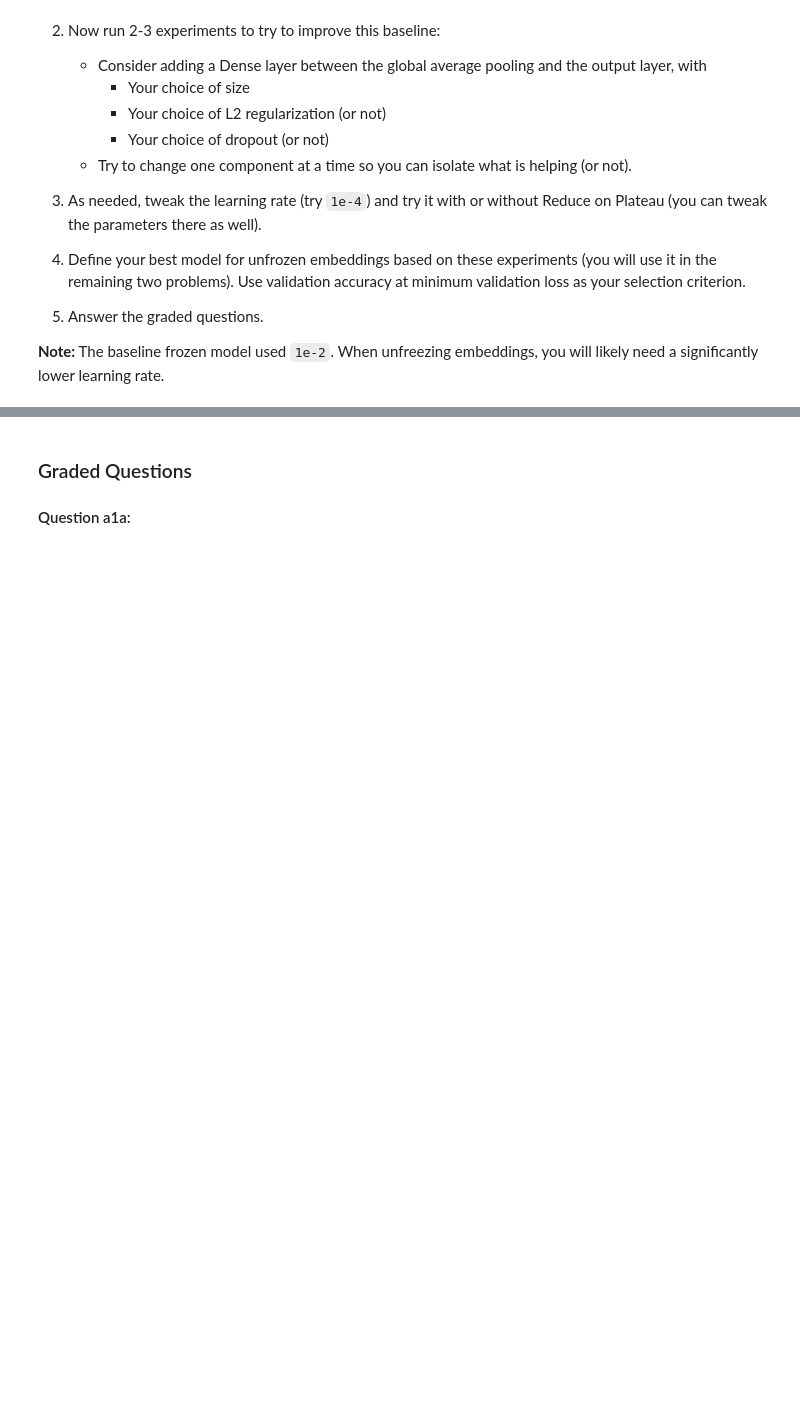
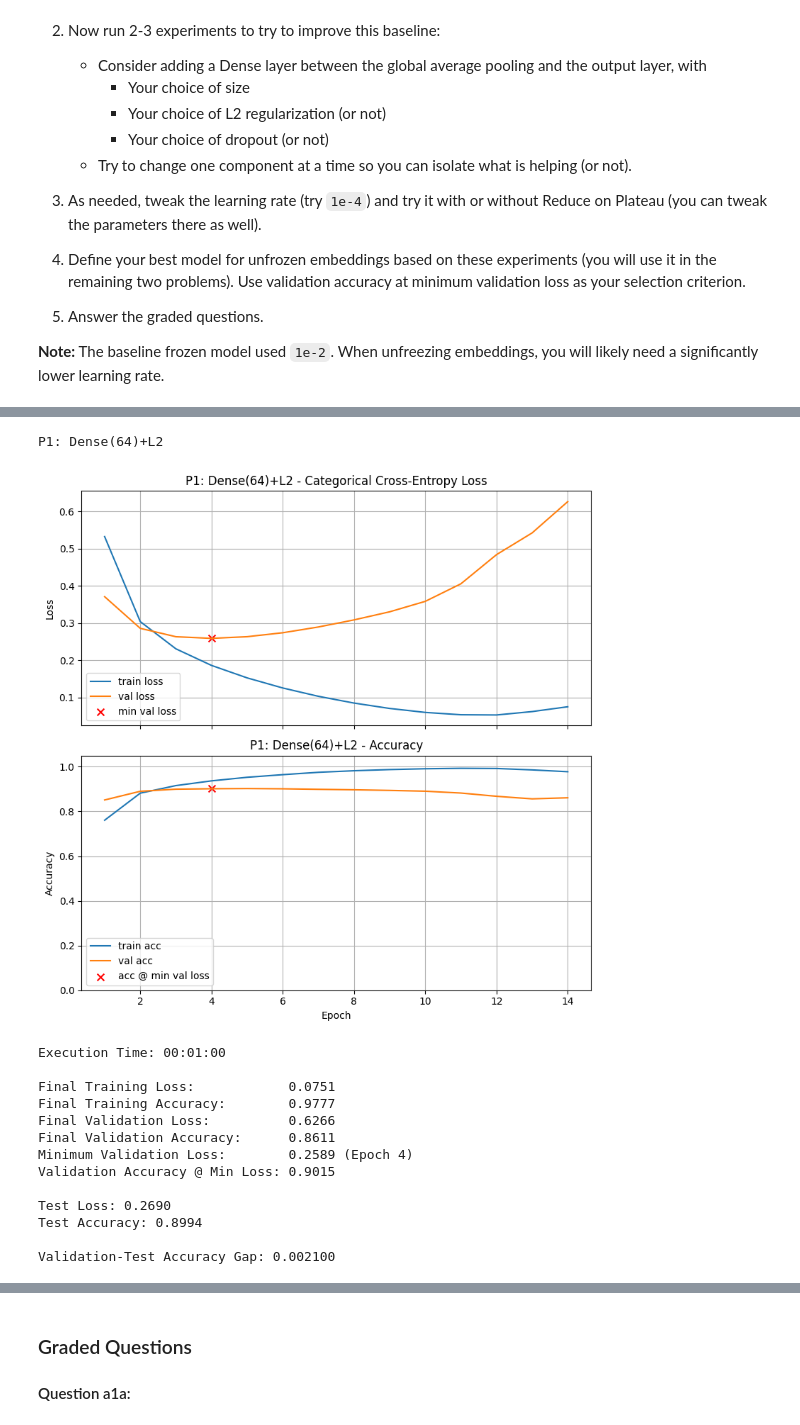
Before and after one commit to awelahi-bu/Module-7-Assignments, a Jupyter notebook: Homework_07.ipynb, the cells around one changed output, grey strips where cells are left out. Saved outputs shown, nothing was run; the diff lists cells and outputs as text; code cells hidden in the pictures; blank space fills up the shorter version.

```diff
--- a/Homework_07.ipynb
+++ b/Homework_07.ipynb
@@ -622,0 +694,37 @@ When `trainable=True`, the embedding vectors themselves are updated by backpropa
+# %%
+# =============================================
+# Experiment 3: Unfrozen + Dense(64) + L2 Regularization
+# =============================================
+from tensorflow.keras.regularizers import l2
+
+model_p1_dense_l2 = Sequential([
+    Input(shape=(max_text_length,), dtype='int32'),
+    Embedding(
+        input_dim  = training_vocabulary_size,
+        output_dim = embedding_dimension,
+        weights    = [embedding_matrix],
+        mask_zero  = True,
+        trainable  = True
+    ),
+    GlobalAveragePooling1D(),
+    Dense(64, activation='relu', kernel_regularizer=l2(1e-4)),
+    Dense(1, activation='sigmoid')
+])
+
+train_and_test(model_p1_dense_l2, lr_schedule=1e-3, title="P1: Dense(64)+L2")
+# %% [output]
+P1: Dense(64)+L2
+[figure, added]
+Execution Time: 00:01:00
+
+Final Training Loss:            0.0751
+Final Training Accuracy:        0.9777
+Final Validation Loss:          0.6266
+Final Validation Accuracy:      0.8611
+Minimum Validation Loss:        0.2589 (Epoch 4)
+Validation Accuracy @ Min Loss: 0.9015
+
+Test Loss: 0.2690
+Test Accuracy: 0.8994
+
+Validation-Test Accuracy Gap: 0.002100
```
Also changed, not shown: parts of 25 cells of this notebook, 1 other file.
